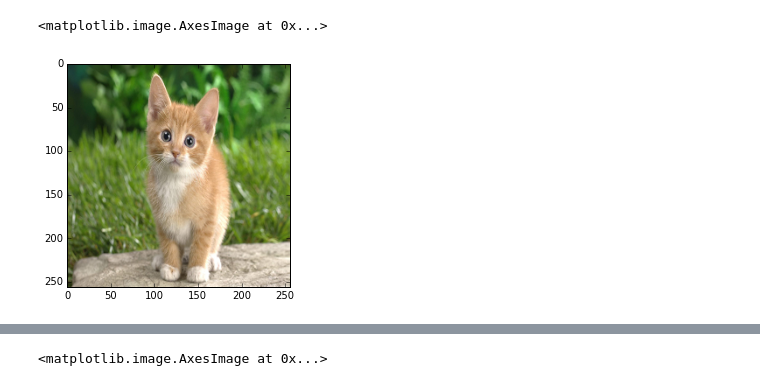
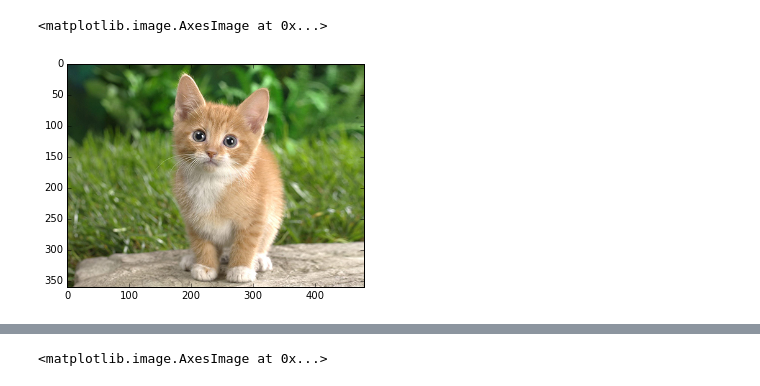
Before and after one commit to yassersouri/omgh, a Jupyter notebook: notebooks/general.ipynb, the cells around one changed output, grey strips where cells are left out. Saved outputs shown, nothing was run; the diff lists cells and outputs as text; code cells hidden in the pictures.

```diff
--- a/notebooks/general.ipynb
+++ b/notebooks/general.ipynb
@@ -22,11 +22,10 @@ import settings
 # %%
 img = caffe.io.load_image('/home/ipl/datasets/FGCV-Aircraft/fgvc-aircraft-2013a/data/images/0034958.jpg')
 img = caffe.io.load_image('/home/ipl/installs/caffe-rc/examples/images/cat.jpg')
-img = cv2.resize(img, (256, 256))
 plt.imshow(img)
 # %% [output]
 <matplotlib.image.AxesImage at 0x...>
-[figure, old version]
+[figure, new version]
 # %%
 cub = CUB_200_2011(settings.CUB_ROOT)
 features_storage = datastore(settings.storage('ccc'))
```
Also changed, not shown: parts of 8 cells of this notebook.
